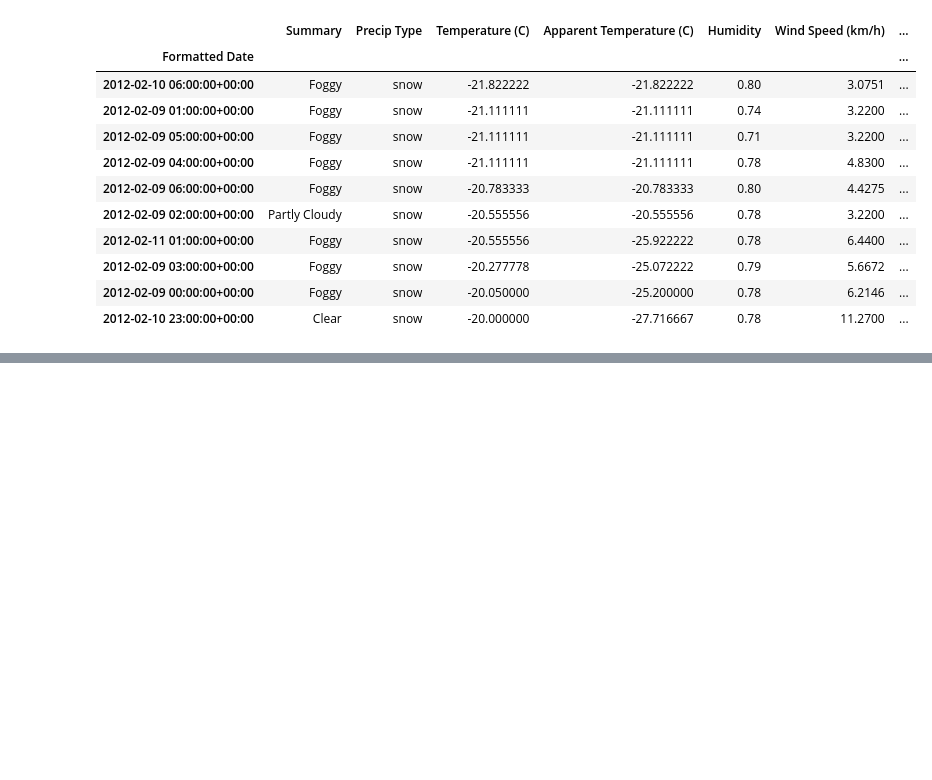
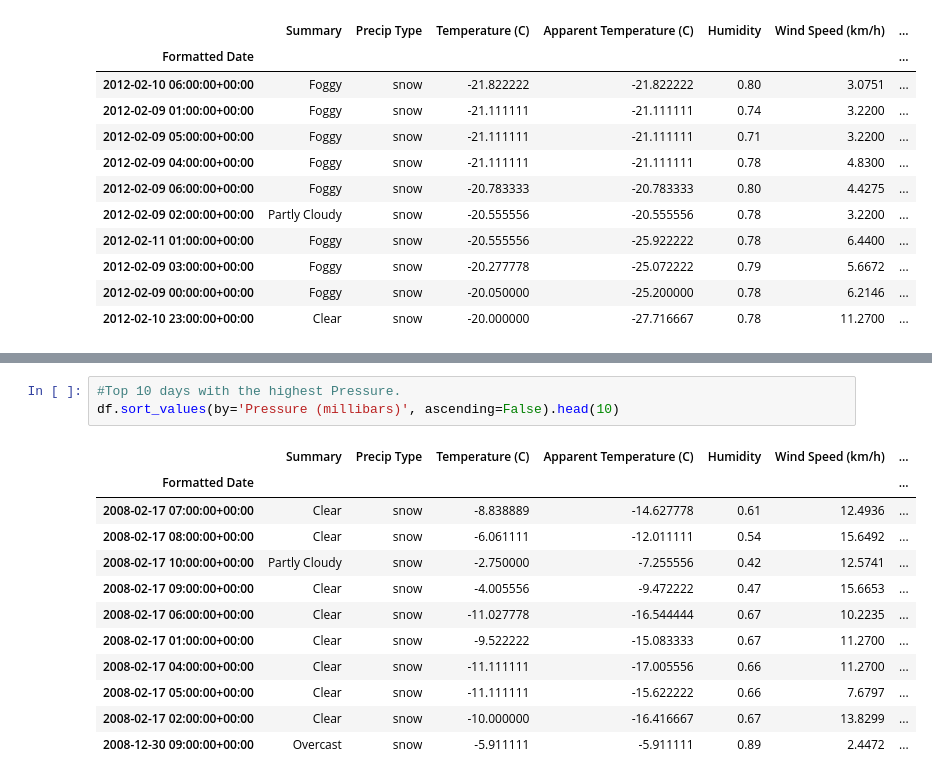
Before and after one commit to CMC-NCKH-2026/Weather_forcasting, a Jupyter notebook: notebooks/Data_Analysis.ipynb, the cells around one changed output, grey strips where cells are left out. Cells and saved outputs as stored; diff of their text form; blank space fills up the shorter version.

```diff
--- a/notebooks/Data_Analysis.ipynb
+++ b/notebooks/Data_Analysis.ipynb
@@ -601,3 +626,19 @@ df.sort_values(by='Visibility (km)', ascending=True).head(10)
 | 2014-12-26 01:00:00+00:00 | Clear | rain | 4.900000 | 1.511111 | 0.65 | 15.8746 | ... |
 | 2013-12-23 22:00:00+00:00 | Foggy | rain | 0.177778 | 0.177778 | 1.00 | 4.6368 | ... |
 | 2016-10-31 23:00:00+00:00 | Mostly Cloudy | none | 6.205556 | 4.527778 | 0.92 | 8.1466 | ... |
+# %%
+#Top 10 days with the highest Pressure.
+df.sort_values(by='Pressure (millibars)', ascending=False).head(10)
+# %% [output]
+|  | Summary | Precip Type | Temperature (C) | Apparent Temperature (C) | Humidity | Wind Speed (km/h) | ... |
+| Formatted Date |  |  |  |  |  |  | ... |
+| 2008-02-17 07:00:00+00:00 | Clear | snow | -8.838889 | -14.627778 | 0.61 | 12.4936 | ... |
+| 2008-02-17 08:00:00+00:00 | Clear | snow | -6.061111 | -12.011111 | 0.54 | 15.6492 | ... |
+| 2008-02-17 10:00:00+00:00 | Partly Cloudy | snow | -2.750000 | -7.255556 | 0.42 | 12.5741 | ... |
+| 2008-02-17 09:00:00+00:00 | Clear | snow | -4.005556 | -9.472222 | 0.47 | 15.6653 | ... |
+| 2008-02-17 06:00:00+00:00 | Clear | snow | -11.027778 | -16.544444 | 0.67 | 10.2235 | ... |
+| 2008-02-17 01:00:00+00:00 | Clear | snow | -9.522222 | -15.083333 | 0.67 | 11.2700 | ... |
+| 2008-02-17 04:00:00+00:00 | Clear | snow | -11.111111 | -17.005556 | 0.66 | 11.2700 | ... |
+| 2008-02-17 05:00:00+00:00 | Clear | snow | -11.111111 | -15.622222 | 0.66 | 7.6797 | ... |
+| 2008-02-17 02:00:00+00:00 | Clear | snow | -10.000000 | -16.416667 | 0.67 | 13.8299 | ... |
+| 2008-12-30 09:00:00+00:00 | Overcast | snow | -5.911111 | -5.911111 | 0.89 | 2.4472 | ... |
```
Also changed, not shown: parts of 10 cells of this notebook.
